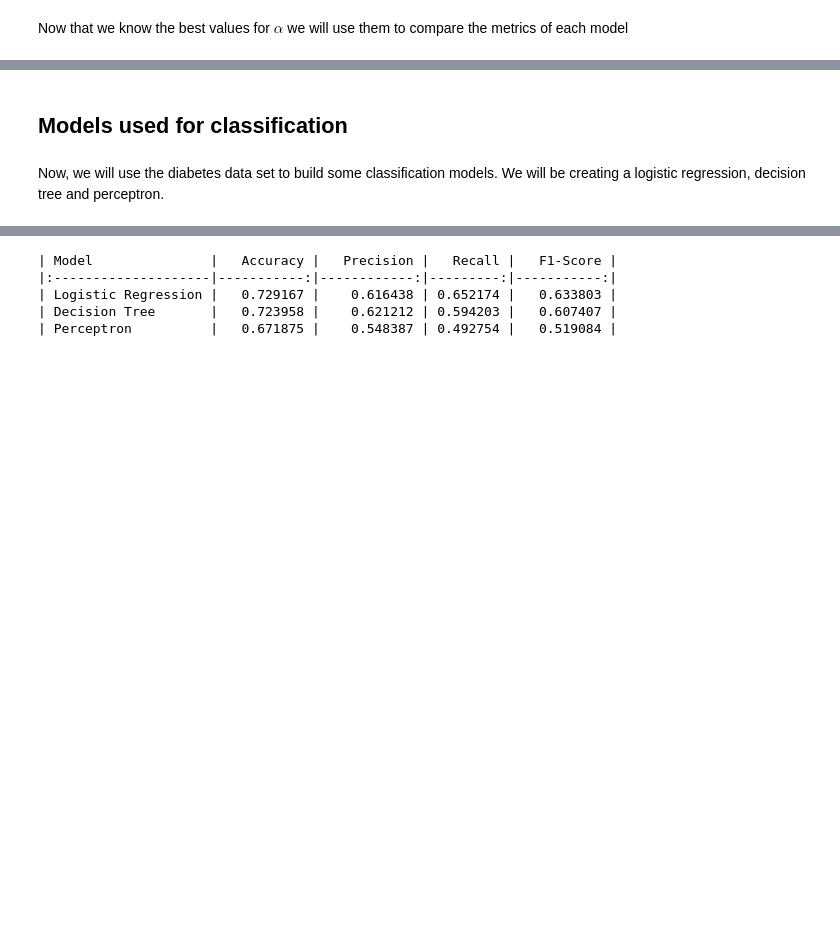
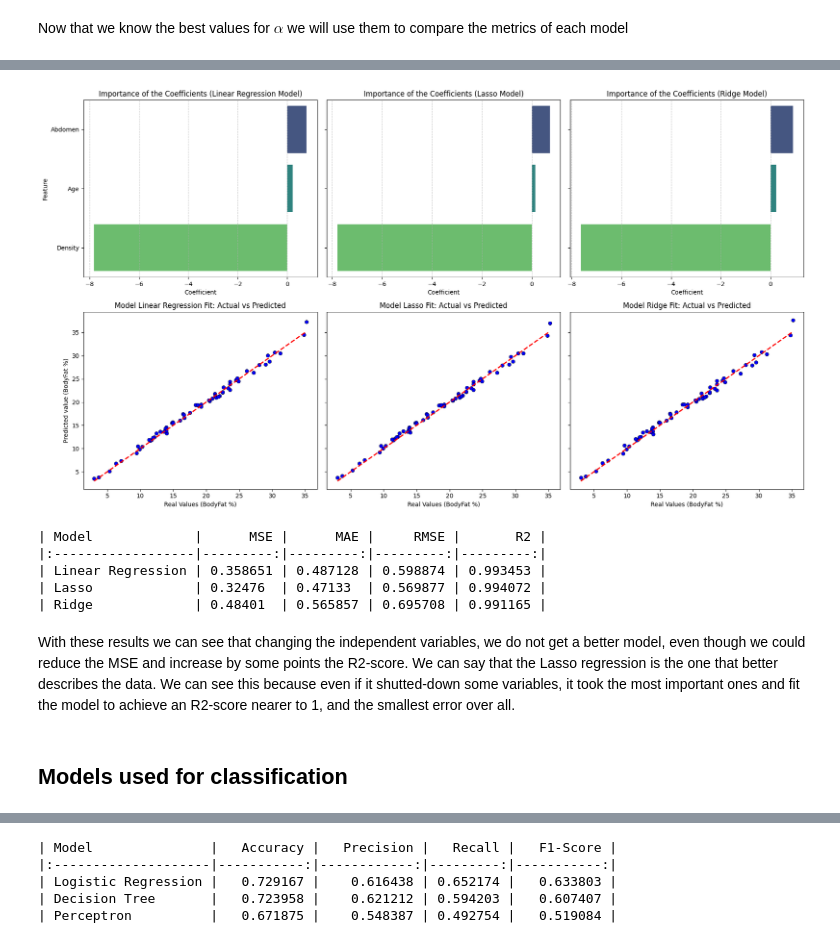
Before and after one commit to Jero2110/Advanced-ML---Phase-2, a Jupyter notebook: 02. Analysis/G01_Jeronimo_Ramos_Phase2.ipynb, the cells around one changed output, grey strips where cells are left out. Drawn from its saved outputs; the diff is of its cells as text; code cells hidden in the pictures; blank space fills up the shorter version.

Commit message:
Progress in exercise 2, changing independent variables and explaining errors.

```diff
--- a/02. Analysis/G01_Jeronimo_Ramos_Phase2.ipynb
+++ b/02. Analysis/G01_Jeronimo_Ramos_Phase2.ipynb
@@ -348,4 +373,28 @@ b = density of fat tissue (gm/cm^3)
+# %%
+X_1 = df_reg['data'][['Abdomen', 'Age', 'Density']]
+y_1 = df_reg['target']
+
+X_train, X_test, y_train, y_test = train_test_split(X_1, y, random_state=42)
+
+models = {"Linear Regression": LinearRegression(),
+          "Lasso": Lasso(alpha=0.0886),
+          "Ridge": Ridge(alpha=1.6238)
+          }
+
+
+results = fit_models(models, X_train, y_train, X_test, y_test)
+
+# We create the comparative table
+df_results = pd.DataFrame(results, columns=['Model', 'MSE', 'MAE', 'RMSE', 'R2'])
+print(df_results.to_markdown(index=False))
+# %% [output]
+[figure, added]
+| Model             |      MSE |      MAE |     RMSE |       R2 |
+|:------------------|---------:|---------:|---------:|---------:|
+| Linear Regression | 0.358651 | 0.487128 | 0.598874 | 0.993453 |
+| Lasso             | 0.32476  | 0.47133  | 0.569877 | 0.994072 |
+| Ridge             | 0.48401  | 0.565857 | 0.695708 | 0.991165 |
+# %% [markdown]
+With these results we can see that changing the independent variables, we do not get a better model, even though we could reduce the MSE and increase by some points the R2-score. We can say that the Lasso regression is the one that better describes the data. We can see this because even if it shutted-down some variables, it took the most important ones and fit the model to achieve an R2-score nearer to 1, and the smallest error over all.
 # %% [markdown]
 ## Models used for classification
-# %% [markdown]
-Now, we will use the diabetes data set to build some classification models. We will be creating a logistic regression, decision tree and perceptron.
```
Also changed, not shown: parts of 12 cells of this notebook.
